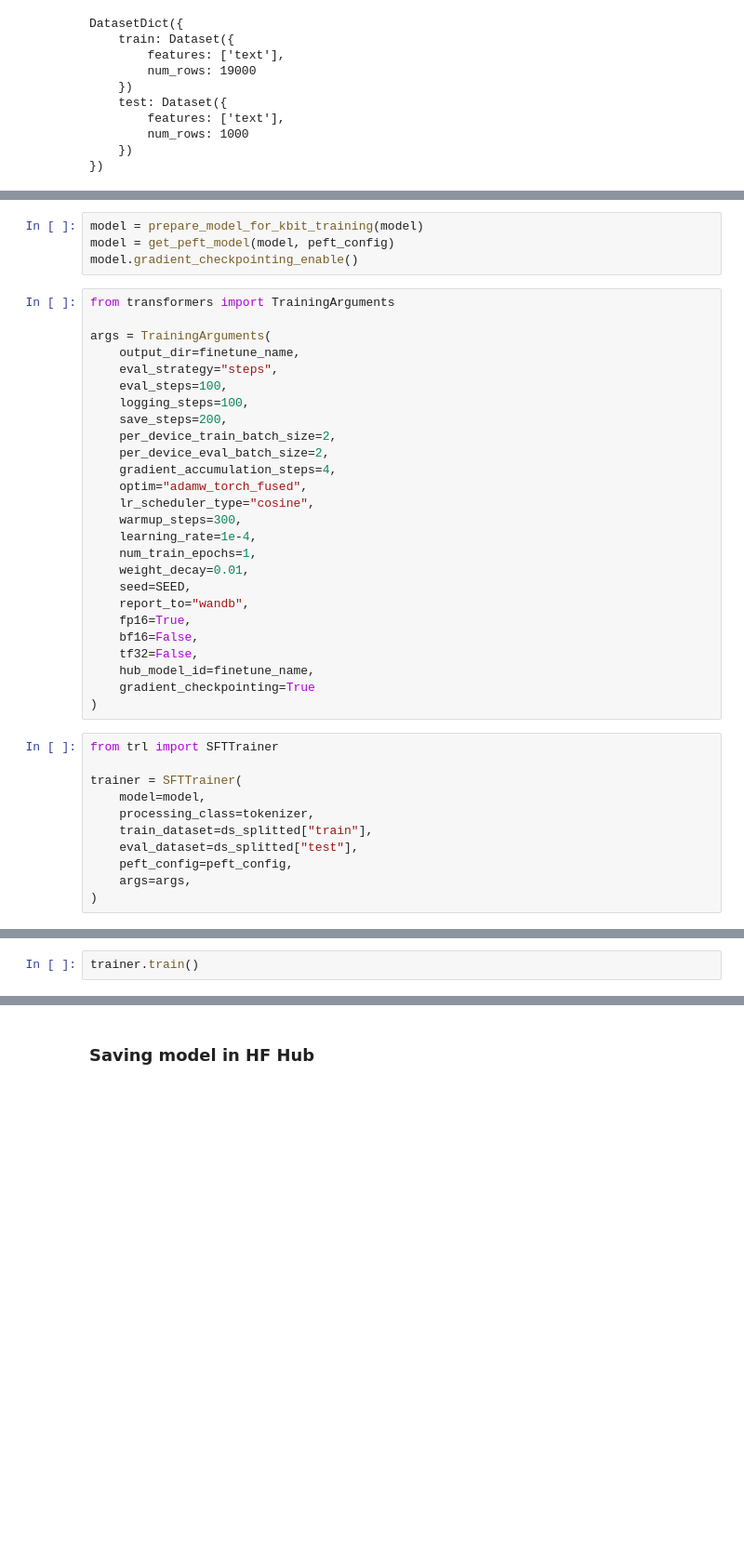
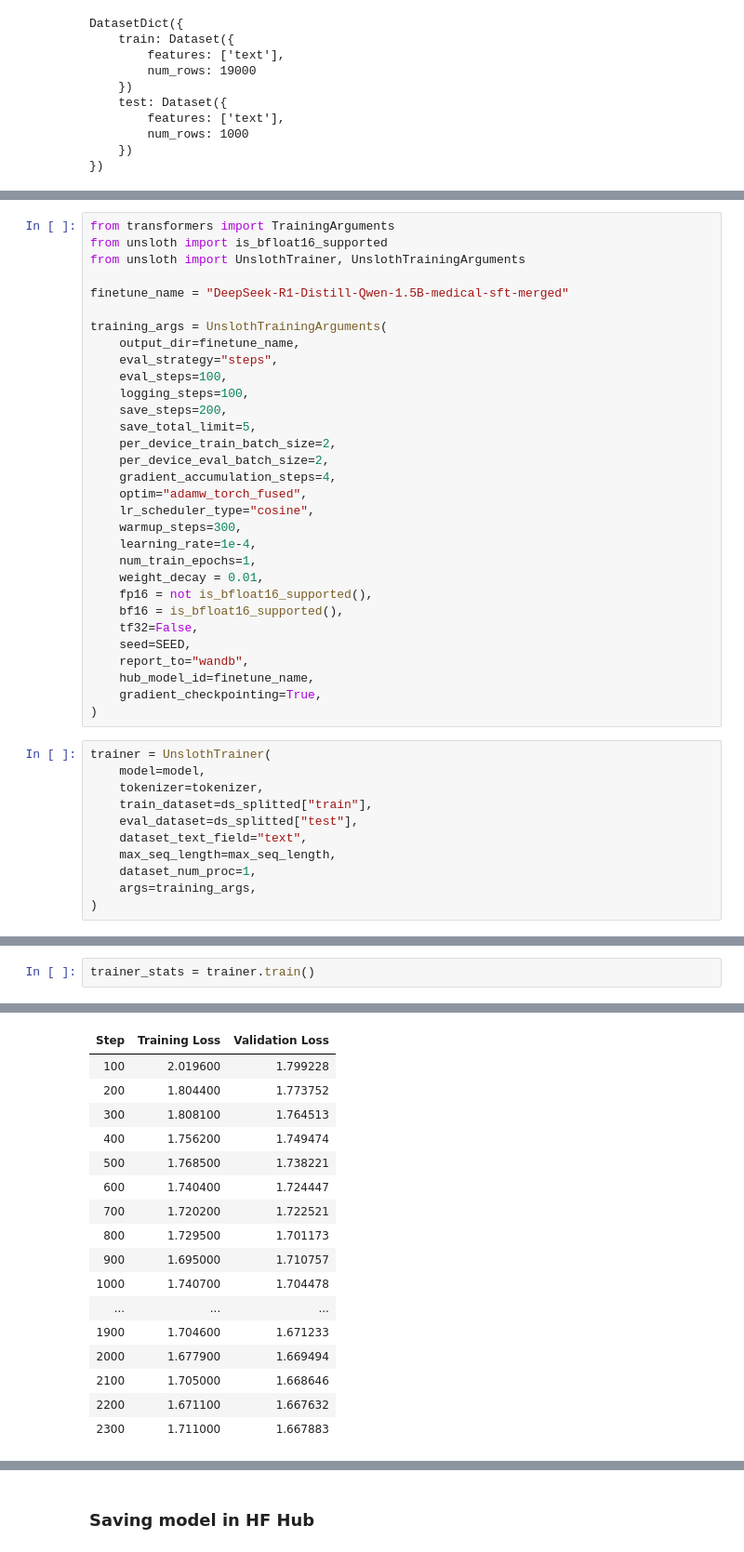
Before and after one commit to MilyaushaShamsutdinova/MedAdapt-LLM, a Jupyter notebook: notebooks/sft_training.ipynb, the cells around one changed output, grey strips where cells are left out. Shown at 93% size. Drawn from its saved outputs; the diff is of its cells as text; blank space fills up the shorter version.

Commit message:
redo sft training using unsloth

```diff
--- a/notebooks/sft_training.ipynb
+++ b/notebooks/sft_training.ipynb
@@ -245,16 +208,17 @@ peft_config = LoraConfig(
-# %%
-model = prepare_model_for_kbit_training(model)
-model = get_peft_model(model, peft_config)
-model.gradient_checkpointing_enable()
 # %%
 from transformers import TrainingArguments
+from unsloth import is_bfloat16_supported
+from unsloth import UnslothTrainer, UnslothTrainingArguments
 
-args = TrainingArguments(
+finetune_name = "DeepSeek-R1-Distill-Qwen-1.5B-medical-sft-merged"
+
+training_args = UnslothTrainingArguments(
     output_dir=finetune_name,
     eval_strategy="steps",
     eval_steps=100,
     logging_steps=100,
     save_steps=200,
+    save_total_limit=5,
     per_device_train_batch_size=2,
     per_device_eval_batch_size=2,
     gradient_accumulation_steps=4,
@@ -263,23 +227,23 @@ args = TrainingArguments(
     warmup_steps=300,
     learning_rate=1e-4,
     num_train_epochs=1,
-    weight_decay=0.01,
+    weight_decay = 0.01,
+    fp16 = not is_bfloat16_supported(),
+    bf16 = is_bfloat16_supported(),
+    tf32=False,
     seed=SEED,
     report_to="wandb",
-    fp16=True,
-    bf16=False,
-    tf32=False,
     hub_model_id=finetune_name,
-    gradient_checkpointing=True
+    gradient_checkpointing=True,
 )
 # %%
-from trl import SFTTrainer
-
-trainer = SFTTrainer(
+trainer = UnslothTrainer(
     model=model,
-    processing_class=tokenizer,
+    tokenizer=tokenizer,
     train_dataset=ds_splitted["train"],
     eval_dataset=ds_splitted["test"],
-    peft_config=peft_config,
-    args=args,
+    dataset_text_field="text",
+    max_seq_length=max_seq_length,
+    dataset_num_proc=1,
+    args=training_args,
 )
@@ -291,2 +249,0 @@ torch.cuda.empty_cache()
-# %%
-trainer.train()
@@ -313,0 +250,3 @@ TrainOutput(global_step=2375, training_loss=6.8573771458675985, metrics={'train_
+# %%
+trainer_stats = trainer.train()
+# %% [output]
@@ -313,0 +261,17 @@ TrainOutput(global_step=2375, training_loss=6.8573771458675985, metrics={'train_
+| Step | Training Loss | Validation Loss |
+| 100 | 2.019600 | 1.799228 |
+| 200 | 1.804400 | 1.773752 |
+| 300 | 1.808100 | 1.764513 |
+| 400 | 1.756200 | 1.749474 |
+| 500 | 1.768500 | 1.738221 |
+| 600 | 1.740400 | 1.724447 |
+| 700 | 1.720200 | 1.722521 |
+| 800 | 1.729500 | 1.701173 |
+| 900 | 1.695000 | 1.710757 |
+| 1000 | 1.740700 | 1.704478 |
+| ... | ... | ... |
+| 1900 | 1.704600 | 1.671233 |
+| 2000 | 1.677900 | 1.669494 |
+| 2100 | 1.705000 | 1.668646 |
+| 2200 | 1.671100 | 1.667632 |
+| 2300 | 1.711000 | 1.667883 |
```
Also changed, not shown: parts of 25 cells of this notebook.
